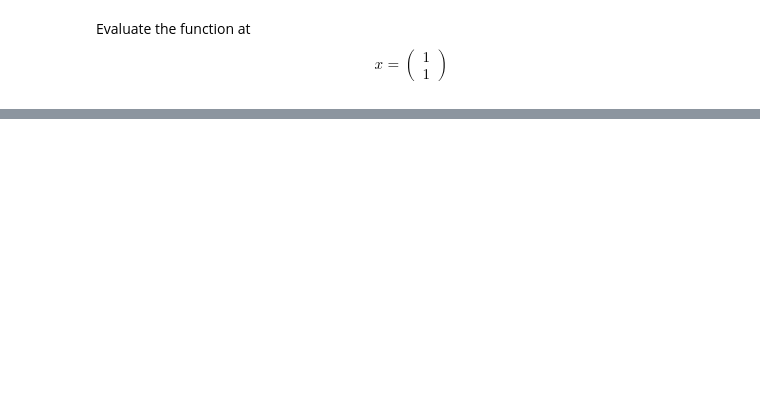
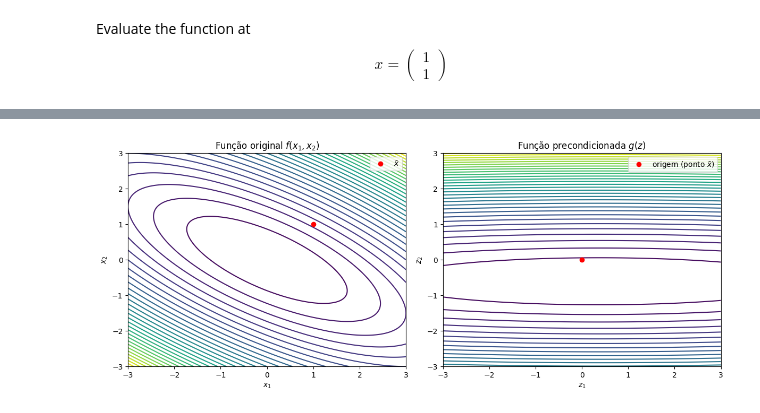
Before and after one commit to alexandreproeng/Optimization, a Jupyter notebook: notebooks/Atividade1_Alexandre_Costa.ipynb, the cells around one changed output, grey strips where cells are left out. Saved outputs shown, nothing was run; the diff lists cells and outputs as text; code cells hidden in the pictures; blank space fills up the shorter version.

```diff
--- a/notebooks/Atividade1_Alexandre_Costa.ipynb
+++ b/notebooks/Atividade1_Alexandre_Costa.ipynb
@@ -27,0 +92,9 @@ Evaluate the function at \\[ x = \left(\begin{array}{c}1 \\ 1 \end{array}\right)
+# %%
+def ex0224(x):
+    f = 1.0 * x[0] * x[0] + 2.0 * x[0] * x[1] + 2.0 * x[1] * x[1]
+    g = np.array([2.0 * x[0] + 2.0 * x[1], 2.0 * x[0] + 4.0 * x[1]])
+    h = np.array([[2.0, 2.0],[2.0, 4.0]])
+    return f, g, h
+
+x = np.array([1, 1])
+f, g, h = ex0224(x)
@@ -27,0 +106,71 @@ Evaluate the function at \\[ x = \left(\begin{array}{c}1 \\ 1 \end{array}\right)
+# %%
+import numpy as np
+import matplotlib.pyplot as plt
+
+# Função original
+def f(x1, x2):
+    return x1**2 + 2*x1*x2 + 2*x2**2
+
+# Ponto de referência
+x_bar = np.array([1, 1])
+
+# Hessiana da função
+H = np.array([[2, 2],
+              [2, 4]])
+
+print("Hessiana H:")
+print(H)
+
+# Decomposição espectral (autovalores e autovetores)
+eigenvalues, Q = np.linalg.eigh(H)
+Lambda = np.diag(eigenvalues)
+
+print("\nAutovalores (Lambda):")
+print(eigenvalues)
+print("\nAutovetores (Q):")
+print(Q)
+
+# Matriz de transformação T = Lambda^(-1/2) * Q^T
+Lambda_inv_sqrt = np.diag(1 / np.sqrt(eigenvalues))
+T = Lambda_inv_sqrt @ Q.T
+
+print("\nMatriz de transformação T:")
+print(T)
+
+# Função precondicionada g(z) = f(T⁻¹z + x̄)
+def g(z):
+    x = np.linalg.inv(T) @ z + x_bar
+    return f(x[0], x[1])
+
+# Plotando os contornos da função original e transformada
+X1, X2 = np.meshgrid(np.linspace(-3, 3, 200), np.linspace(-3, 3, 200))
+Z = f(X1, X2)
+
+fig, ax = plt.subplots(1, 2, figsize=(12, 5))
+
+# Contorno da função original
+ax[0].contour(X1, X2, Z, levels=30)
+ax[0].set_title("Função original $f(x_1, x_2)$")
+ax[0].set_xlabel("$x_1$")
+ax[0].set_ylabel("$x_2$")
+ax[0].plot(1, 1, 'ro', label="$\\bar{x}$")
+ax[0].legend()
+
+# Gerando pontos no novo espaço z
+Z1, Z2 = np.meshgrid(np.linspace(-3, 3, 200), np.linspace(-3, 3, 200))
+G = np.zeros_like(Z1)
+for i in range(Z1.shape[0]):
+    for j in range(Z1.shape[1]):
+        G[i, j] = g(np.array([Z1[i, j], Z2[i, j]]))
+
+# Contorno da função precondicionada
+ax[1].contour(Z1, Z2, G, levels=30)
+ax[1].set_title("Função precondicionada $g(z)$")
+ax[1].set_xlabel("$z_1$")
+ax[1].set_ylabel("$z_2$")
+ax[1].plot(0, 0, 'ro', label="origem (ponto $\\bar{x}$)")
+ax[1].legend()
+
+plt.tight_layout()
+plt.show()
+# %% [output]
@@ -27,0 +191 @@ Evaluate the function at \\[ x = \left(\begin{array}{c}1 \\ 1 \end{array}\right)
+[figure, added]
```
Also changed, not shown: parts of 17 cells of this notebook.
